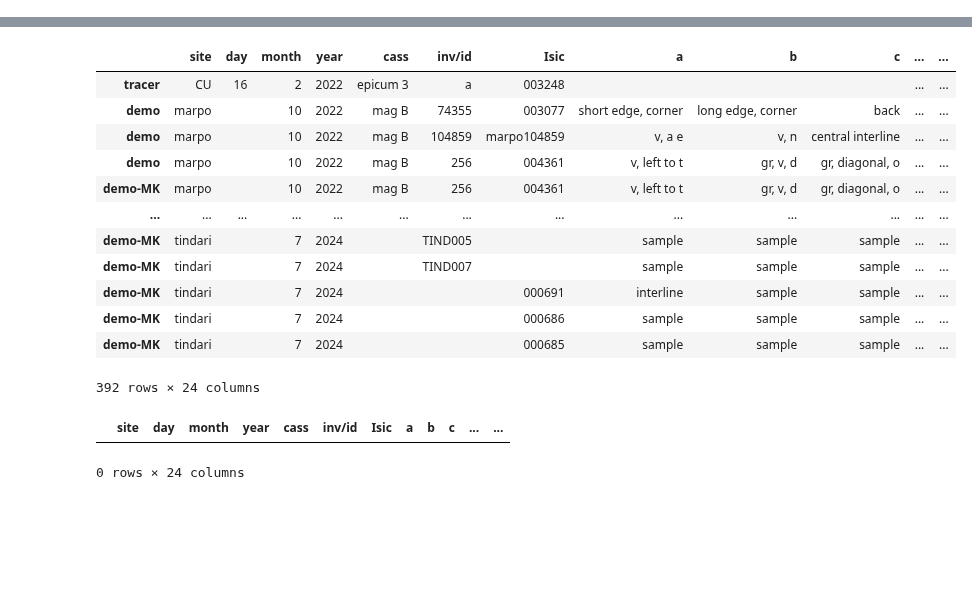
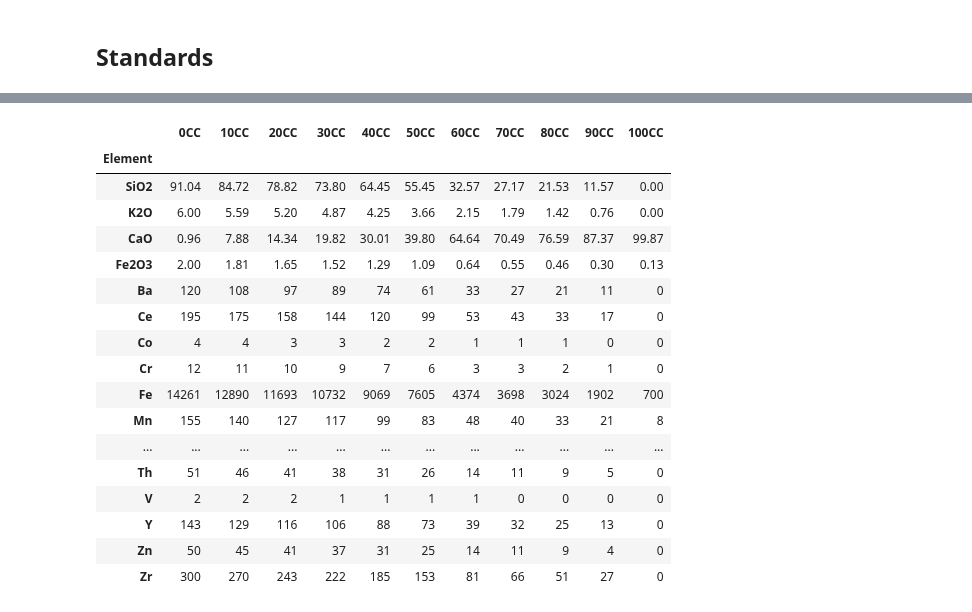
Before and after one commit to kingsdigitallab/crossreads-petrography, a Jupyter notebook: notebooks/pXRF.ipynb, the cells around one changed output, grey strips where cells are left out. Drawn from its saved outputs; the diff is of its cells as text; code cells hidden in the pictures; blank space fills up the shorter version.

```diff
--- a/notebooks/pXRF.ipynb
+++ b/notebooks/pXRF.ipynb
@@ -9,0 +16,3 @@ Initializing PXRFConverter @ 2024-08-07 13:17:22,808
+# %%
+pd.options.display.max_columns = 1000
+xrf.df_descriptions
@@ -10,3 +37,5 @@ Initializing PXRFConverter @ 2024-08-07 13:17:22,808
+# %% [markdown]
+## Standards
 # %%
-xrf.df_descriptions
+xrf.df_standards
 # %% [output]
@@ -17,18 +46,18 @@ Read 20 rows from spreadsheet @ 2024-08-07 13:17:25,821
-|  | site | day | month | year | cass | inv/id | Isic | a | b | c | ... | ... |
-| tracer | CU | 16 | 2 | 2022 | epicum 3 | a | 003248 |  |  |  | ... | ... |
-| demo | marpo |  | 10 | 2022 | mag B | 74355 | 003077 | short edge, corner | long edge, corner | back | ... | ... |
-| demo | marpo |  | 10 | 2022 | mag B | 104859 | marpo104859 | v, a e | v, n | central interline | ... | ... |
-| demo | marpo |  | 10 | 2022 | mag B | 256 | 004361 | v, left to t | gr, v, d | gr, diagonal, o | ... | ... |
-| demo-MK | marpo |  | 10 | 2022 | mag B | 256 | 004361 | v, left to t | gr, v, d | gr, diagonal, o | ... | ... |
-| ... | ... | ... | ... | ... | ... | ... | ... | ... | ... | ... | ... | ... |
-| demo-MK | tindari |  | 7 | 2024 |  | TIND005 |  | sample | sample | sample | ... | ... |
-| demo-MK | tindari |  | 7 | 2024 |  | TIND007 |  | sample | sample | sample | ... | ... |
-| demo-MK | tindari |  | 7 | 2024 |  |  | 000691 | interline | sample | sample | ... | ... |
-| demo-MK | tindari |  | 7 | 2024 |  |  | 000686 | sample | sample | sample | ... | ... |
-| demo-MK | tindari |  | 7 | 2024 |  |  | 000685 | sample | sample | sample | ... | ... |
+|  | 0CC | 10CC | 20CC | 30CC | 40CC | 50CC | 60CC | 70CC | 80CC | 90CC | 100CC |
+| Element |  |  |  |  |  |  |  |  |  |  |  |
+| SiO2 | 91.04 | 84.72 | 78.82 | 73.80 | 64.45 | 55.45 | 32.57 | 27.17 | 21.53 | 11.57 | 0.00 |
+| K2O | 6.00 | 5.59 | 5.20 | 4.87 | 4.25 | 3.66 | 2.15 | 1.79 | 1.42 | 0.76 | 0.00 |
+| CaO | 0.96 | 7.88 | 14.34 | 19.82 | 30.01 | 39.80 | 64.64 | 70.49 | 76.59 | 87.37 | 99.87 |
+| Fe2O3 | 2.00 | 1.81 | 1.65 | 1.52 | 1.29 | 1.09 | 0.64 | 0.55 | 0.46 | 0.30 | 0.13 |
+| Ba | 120 | 108 | 97 | 89 | 74 | 61 | 33 | 27 | 21 | 11 | 0 |
+| Ce | 195 | 175 | 158 | 144 | 120 | 99 | 53 | 43 | 33 | 17 | 0 |
+| Co | 4 | 4 | 3 | 3 | 2 | 2 | 1 | 1 | 1 | 0 | 0 |
+| Cr | 12 | 11 | 10 | 9 | 7 | 6 | 3 | 3 | 2 | 1 | 0 |
+| Fe | 14261 | 12890 | 11693 | 10732 | 9069 | 7605 | 4374 | 3698 | 3024 | 1902 | 700 |
+| Mn | 155 | 140 | 127 | 117 | 99 | 83 | 48 | 40 | 33 | 21 | 8 |
+| ... | ... | ... | ... | ... | ... | ... | ... | ... | ... | ... | ... |
+| Th | 51 | 46 | 41 | 38 | 31 | 26 | 14 | 11 | 9 | 5 | 0 |
+| V | 2 | 2 | 2 | 1 | 1 | 1 | 1 | 0 | 0 | 0 | 0 |
+| Y | 143 | 129 | 116 | 106 | 88 | 73 | 39 | 32 | 25 | 13 | 0 |
+| Zn | 50 | 45 | 41 | 37 | 31 | 25 | 14 | 11 | 9 | 4 | 0 |
+| Zr | 300 | 270 | 243 | 222 | 185 | 153 | 81 | 66 | 51 | 27 | 0 |
-392 rows × 24 columns
-# %%
-xrf.df_descriptions.query('Isic == "inv3555"')
-# %% [output]
-|  | site | day | month | year | cass | inv/id | Isic | a | b | c | ... | ... |
-0 rows × 24 columns
```
Also changed, not shown: parts of 17 cells of this notebook, 7 other files.
